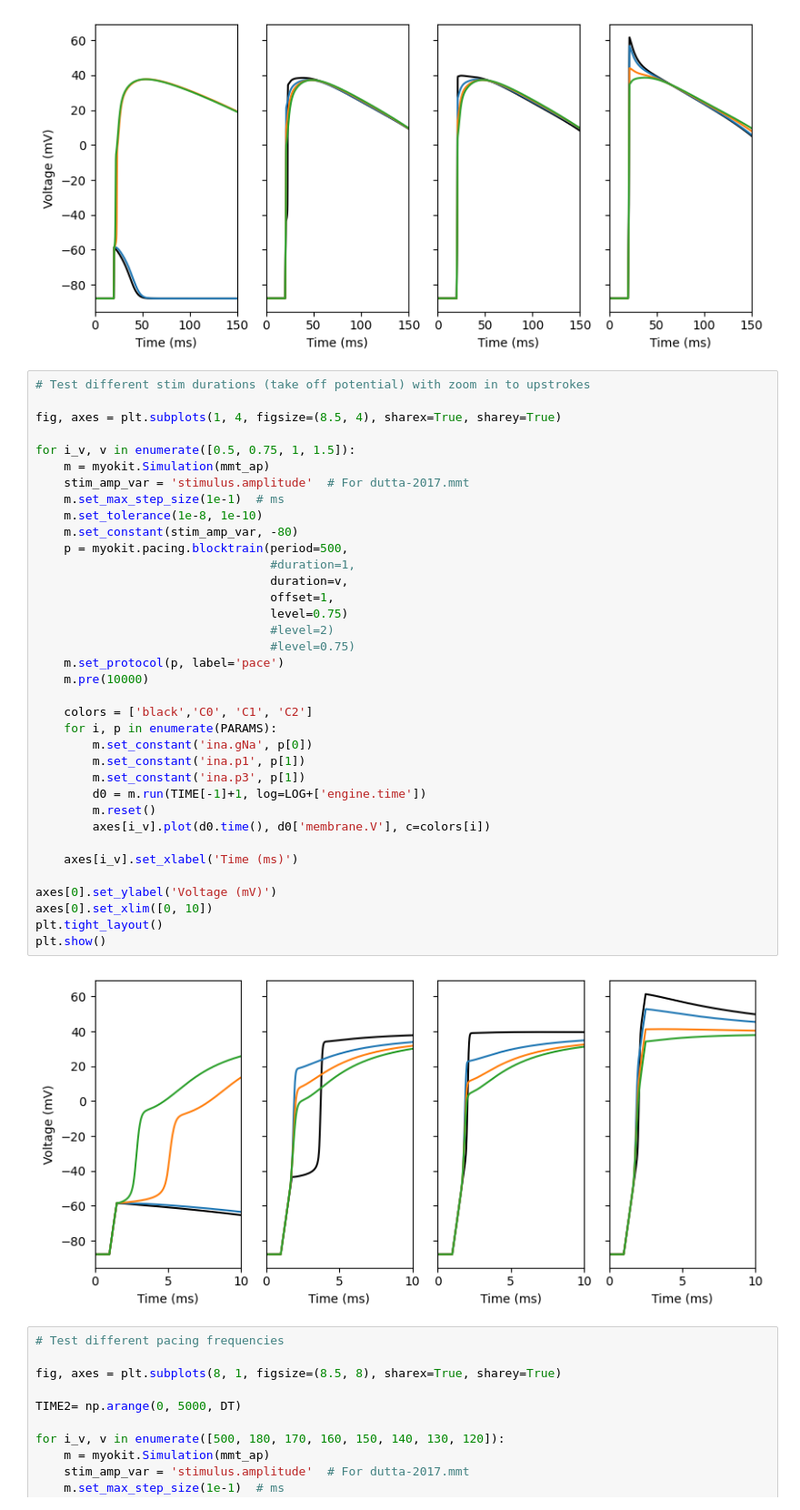
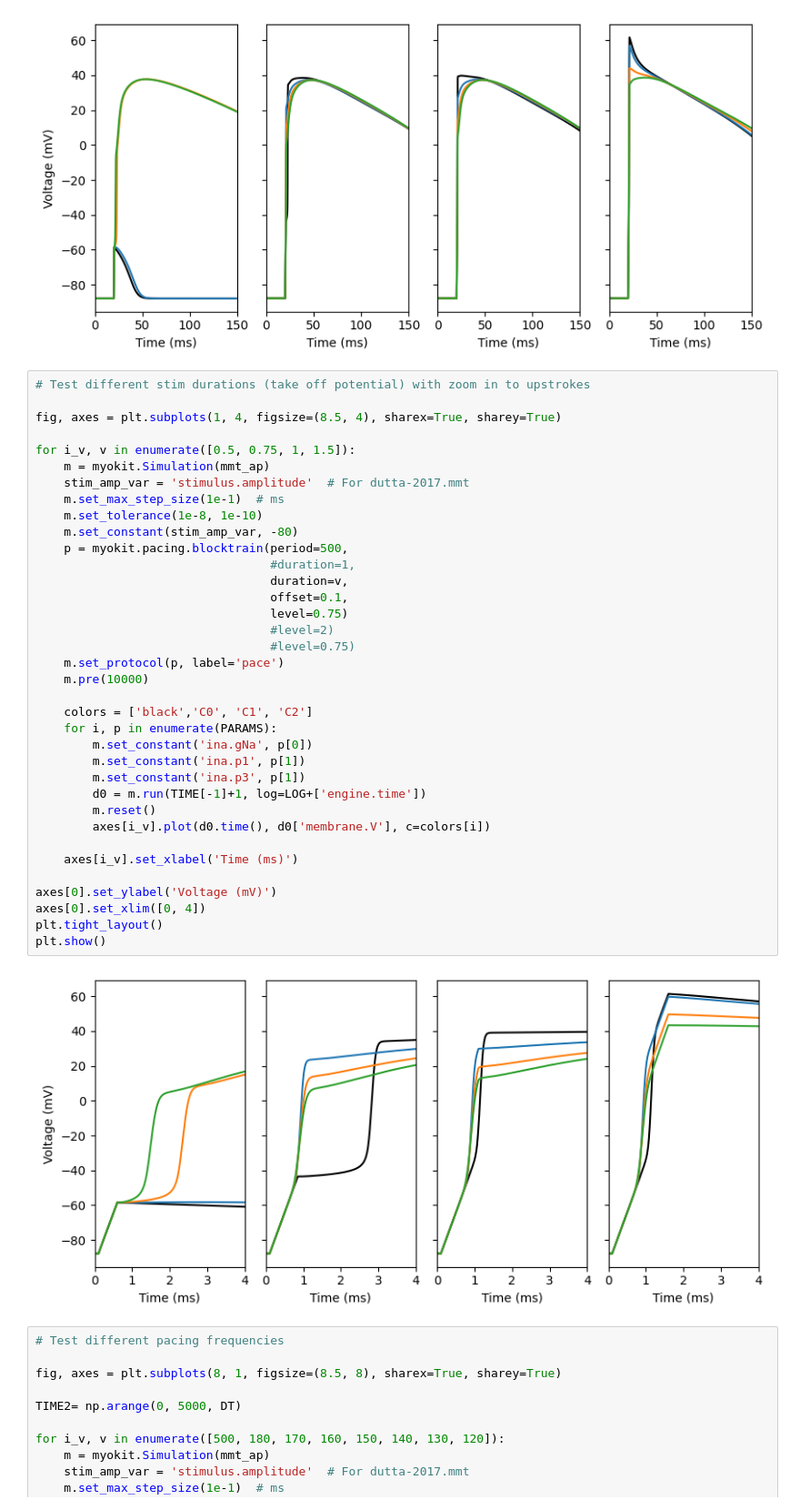
Before and after one commit to CardiacModelling/nav-artefact-model, a Jupyter notebook: src/ap/ap-effects.ipynb, the cells around one changed output. Shown at 91% size. Drawn from its saved outputs; the diff is of its cells as text.

```diff
--- a/src/ap/ap-effects.ipynb
+++ b/src/ap/ap-effects.ipynb
@@ -297,36 +297,36 @@ fig, axes = plt.subplots(1, 4, figsize=(8.5, 4), sharex=True, sharey=True)
 for i_v, v in enumerate([0.5, 0.75, 1, 1.5]):
     m = myokit.Simulation(mmt_ap)
     stim_amp_var = 'stimulus.amplitude'  # For dutta-2017.mmt
     m.set_max_step_size(1e-1)  # ms
     m.set_tolerance(1e-8, 1e-10)
     m.set_constant(stim_amp_var, -80)
     p = myokit.pacing.blocktrain(period=500,
                                  #duration=1,
                                  duration=v,
-                                 offset=1,
+                                 offset=0.1,
                                  level=0.75)
                                  #level=2)
                                  #level=0.75)
     m.set_protocol(p, label='pace')
     m.pre(10000)
 
     colors = ['black','C0', 'C1', 'C2']
     for i, p in enumerate(PARAMS):
         m.set_constant('ina.gNa', p[0])
         m.set_constant('ina.p1', p[1])
         m.set_constant('ina.p3', p[1])
         d0 = m.run(TIME[-1]+1, log=LOG+['engine.time'])
         m.reset()
         axes[i_v].plot(d0.time(), d0['membrane.V'], c=colors[i])
 
     axes[i_v].set_xlabel('Time (ms)')
 
 axes[0].set_ylabel('Voltage (mV)')
-axes[0].set_xlim([0, 10])
+axes[0].set_xlim([0, 4])
 plt.tight_layout()
 plt.show()
 # %% [output]
-[figure, old version]
+[figure, new version]
 # %%
 # Test different pacing frequencies
 
```
Also changed, not shown: parts of 3 cells of this notebook.
